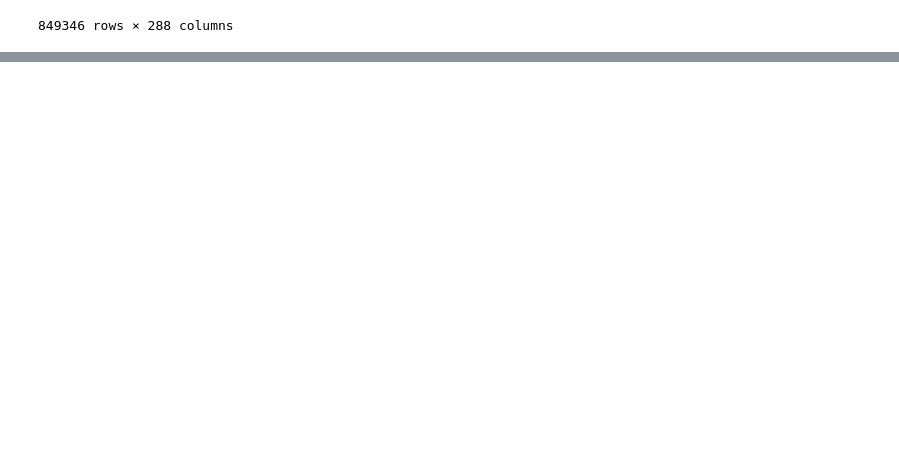
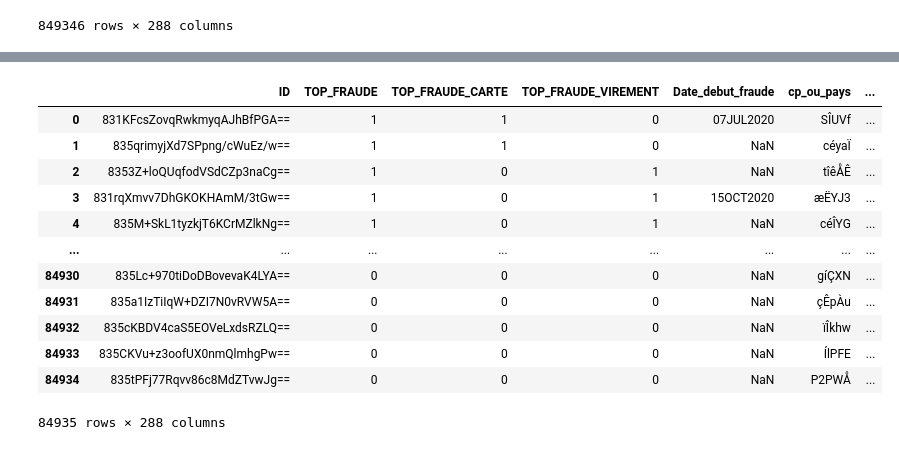
Before and after one commit to TheoVedis/ProjectInterPromo, a Jupyter notebook: dev/modelisation/code/theo/test.ipynb, the cells around one changed output, grey strips where cells are left out. Drawn from its saved outputs; the diff is of its cells as text; code cells hidden in the pictures; blank space fills up the shorter version.

```diff
--- a/dev/modelisation/code/theo/test.ipynb
+++ b/dev/modelisation/code/theo/test.ipynb
@@ -59,0 +79,16 @@ evaluation(np.random.randint(0, 1, size=len(data)), data)
+# %%
+pd.read_csv(PROJECT_PATH + "data/ECHANTILLONS/ECHANTILLON10/echantillon10.csv")
+# %% [output]
+|  | ID | TOP_FRAUDE | TOP_FRAUDE_CARTE | TOP_FRAUDE_VIREMENT | Date_debut_fraude | cp_ou_pays | ... |
+| 0 | 831KFcsZovqRwkmyqAJhBfPGA== | 1 | 1 | 0 | 07JUL2020 | SÎUVf | ... |
+| 1 | 835qrimyjXd7SPpng/cWuEz/w== | 1 | 1 | 0 | NaN | céyaÏ | ... |
+| 2 | 8353Z+loQUqfodVSdCZp3naCg== | 1 | 0 | 1 | NaN | tîêÅÊ | ... |
+| 3 | 831rqXmvv7DhGKOKHAmM/3tGw== | 1 | 0 | 1 | 15OCT2020 | æËYJ3 | ... |
+| 4 | 835M+SkL1tyzkjT6KCrMZlkNg== | 1 | 0 | 1 | NaN | céÎYG | ... |
+| ... | ... | ... | ... | ... | ... | ... | ... |
+| 84930 | 835Lc+970tiDoDBovevaK4LYA== | 0 | 0 | 0 | NaN | gíÇXN | ... |
+| 84931 | 835a1IzTiIqW+DZI7N0vRVW5A== | 0 | 0 | 0 | NaN | çÊpÀu | ... |
+| 84932 | 835cKBDV4caS5EOVeLxdsRZLQ== | 0 | 0 | 0 | NaN | ïÎkhw | ... |
+| 84933 | 835CKVu+z3oofUX0nmQlmhgPw== | 0 | 0 | 0 | NaN | ÍlPFE | ... |
+| 84934 | 835tPFj77Rqvv86c8MdZTvwJg== | 0 | 0 | 0 | NaN | P2PWÅ | ... |
+84935 rows × 288 columns
```
Also changed, not shown: parts of 20 cells of this notebook.
